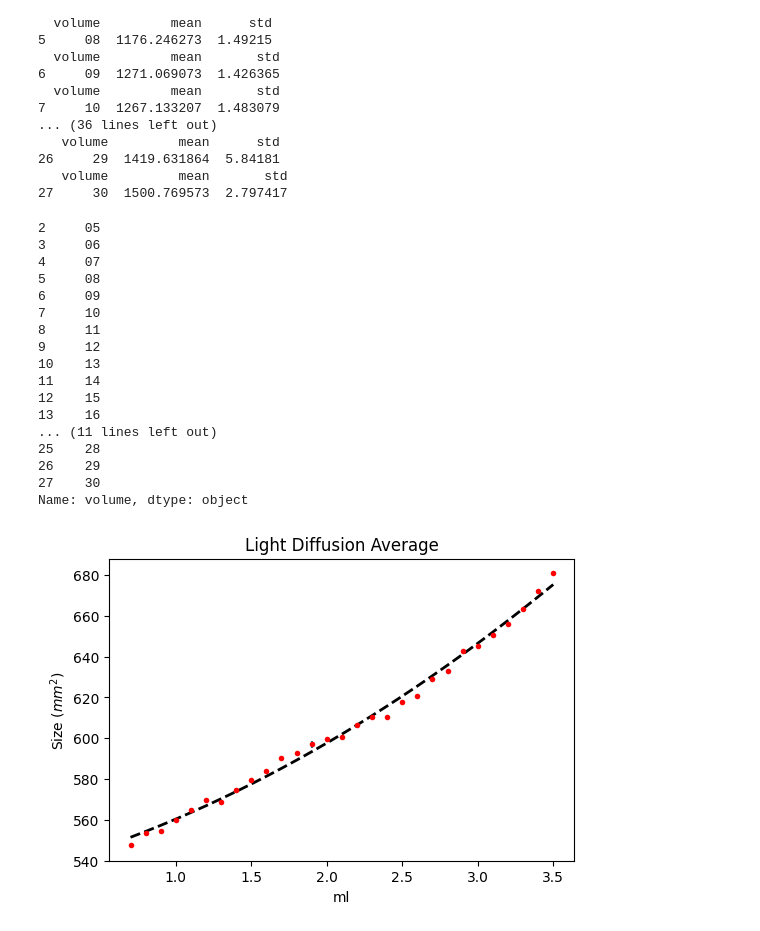
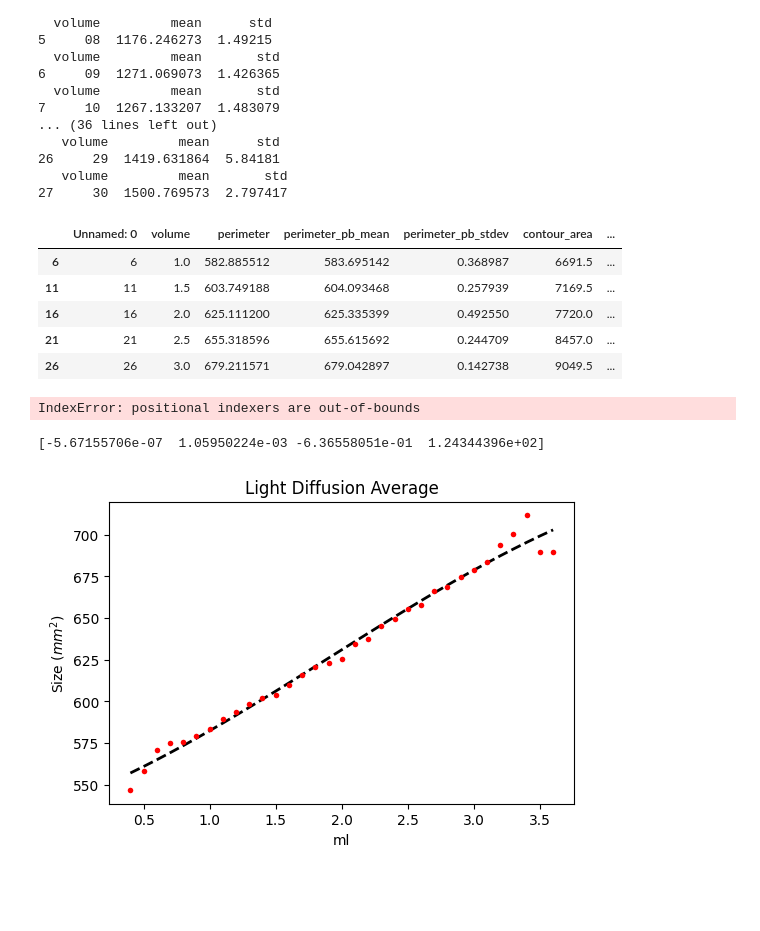
Before and after one commit to braingeneers/Blob-Measuring-with-Computer-Vision, a Jupyter notebook: Plotting-Data.ipynb, the cells around one changed output. Cells and saved outputs as stored; diff of their text form; code cells hidden in the pictures; blank space fills up the shorter version.

Commit message:
fixed curve fitting code

```diff
--- a/Plotting-Data.ipynb
+++ b/Plotting-Data.ipynb
@@ -2,8 +2,8 @@
 import pandas as pd
 import numpy as np
 import matplotlib.pyplot as plt
-
-frame = pd.read_csv("/Users/pierre/Pictures/biology/Blob-Measuring/Level-Measurement-Experiment/stream-captures/july-18-2022-safe/all_values.csv")
+path = "/Users/pierre/Pictures/biology/Blob-Measuring/Level-Measurement-Experiment/stream-captures/main-test-set-25-July-2022T13:23:41/all_values.csv"
+frame = pd.read_csv(path)
 # %%
 df = pd.DataFrame({"volume":frame.columns,
                    "mean": frame.mean().to_frame()[0].values,
@@ -22,7 +22,7 @@ array([  49.5       , 1056.13768375, 1117.66452128, 1146.83092619,
        1421.51489587, 1422.17213811, 1419.63186357, 1500.76957293,
        2048.34894609])
 # %%
-frame.volume *= (3/3.9)
+frame.volume -= 0.5
 # %%
 frame.var = pow(frame.perimeter_pb_stdev,2)
 # %%
@@ -94,46 +81,44 @@ for key, group in df.groupby('volume'):
    volume         mean       std
 27     30  1500.769573  2.797417
 # %%
-df.volume
+frame.iloc[[6,11,16,21,26]]
 # %% [output]
-2     05
-3     06
-4     07
-5     08
-6     09
-7     10
-8     11
-9     12
-10    13
-11    14
-12    15
-13    16
-... (11 lines left out)
-25    28
-26    29
-27    30
-Name: volume, dtype: object
+|  | Unnamed: 0 | volume | perimeter | perimeter_pb_mean | perimeter_pb_stdev | contour_area | ... |
+| 6 | 6 | 1.0 | 582.885512 | 583.695142 | 0.368987 | 6691.5 | ... |
+| 11 | 11 | 1.5 | 603.749188 | 604.093468 | 0.257939 | 7169.5 | ... |
+| 16 | 16 | 2.0 | 625.111200 | 625.335399 | 0.492550 | 7720.0 | ... |
+| 21 | 21 | 2.5 | 655.318596 | 655.615692 | 0.244709 | 8457.0 | ... |
+| 26 | 26 | 3.0 | 679.211571 | 679.042897 | 0.142738 | 9049.5 | ... |
+# %%
+frame = frame.iloc[[6,11,16,21,26]]
+# %% [output]
+IndexError: positional indexers are out-of-bounds
 # %%
 plt.rcParams['figure.dpi'] = 100
 fig, ax = plt.subplots()
 
 # plt.errorbar(df.volume, df["mean"], yerr=df["var"],fmt="o", marker='s', mfc='red',
 #          mec='green')#, ms=20, mew=4)
-startIndex = 5
-endIndex = -1
-ax.errorbar(frame.volume[startIndex:endIndex], frame.perimeter_pb_mean[startIndex:endIndex], yerr=frame.perimeter_pb_stdev[startIndex:endIndex],
+startIndex = 0
+endIndex = len(frame.volume)
+# value = "contour_area"
+value = "perimeter"
+ax.errorbar(frame.volume[startIndex:endIndex], frame[value+"_pb_mean"][startIndex:endIndex], yerr=frame[value+"_pb_stdev"][startIndex:endIndex],
          fmt="o", mfc='red', ms=4, mew=0)#, marker='s', mfc='red',
          #mec='green')#, ms=20, mew=4)
 ax.set_ylabel('Size ($mm^2$)')
 ax.set_xlabel('ml')
 ax.set_title("Light Diffusion Average")
 
 x=frame.volume[startIndex:endIndex]
-y=frame.perimeter_pb_mean[startIndex:endIndex]
-z = np.polyfit(x, y, 2)
-z_inv = np.polyfit(y, x, 2)
+y=frame[value+"_pb_mean"][startIndex:endIndex]
+order = 3
+z = np.polyfit(x, y, order)
+z_inv = np.polyfit(y, x, order)
+print(z_inv)
 p = np.poly1d(z)
 ax.plot(x,p(x),'k--',linewidth=2)
 color = 0.8
 # %% [output]
+[-5.67155706e-07  1.05950224e-03 -6.36558051e-01  1.24344396e+02]
-[figure, old version]
+[figure, new version]
```
Also changed, not shown: parts of 12 cells of this notebook, 8 other files.
